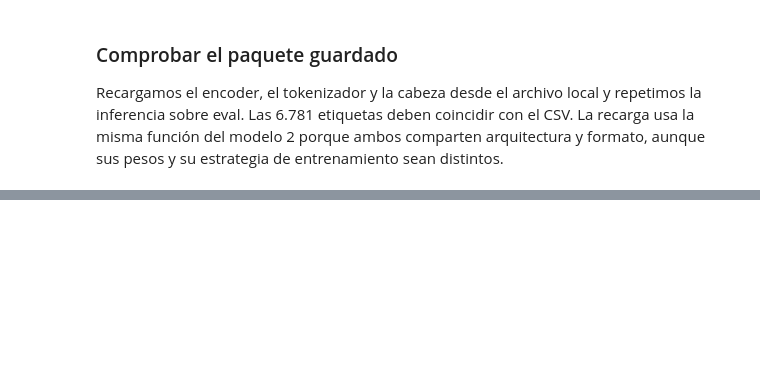
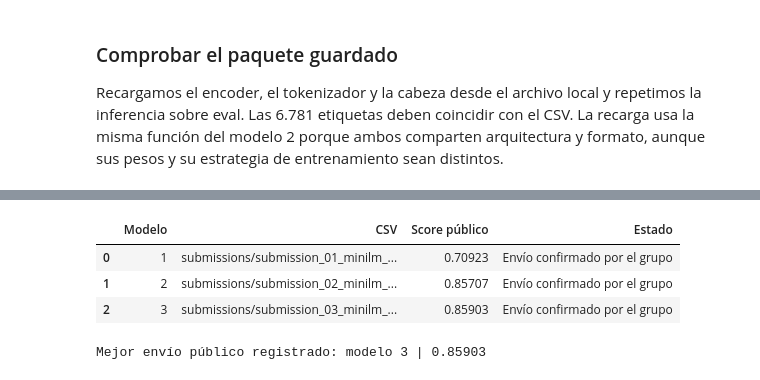
Before and after one commit to jmfonsecau/ISIS-2611-Proyecto-Parte-2, a Jupyter notebook: notebook_parte2.ipynb, the cells around one changed output, grey strips where cells are left out. Cells and saved outputs as stored; diff of their text form; code cells hidden in the pictures; blank space fills up the shorter version.

```diff
--- a/notebook_parte2.ipynb
+++ b/notebook_parte2.ipynb
@@ -96,0 +98,16 @@ Los tres CSV de la nueva competencia deben estar junto al notebook. Comprobamos
+# %%
+ENTRENAR_MODELOS_ANTERIORES = False
+REENTRENAR_03 = False
+RECALCULAR_PARTICION = False
+COMPARAR_AUMENTO_EN_MISMO_ENTORNO = False
+
+RUTA_MODELO_03 = Path('modelo_03_minilm_aumento.pt')
+if not REENTRENAR_03 and not RUTA_MODELO_03.is_file():
+    raise FileNotFoundError('Descargar modelo_03_minilm_aumento.pt desde MODELOS.md y guardarlo aquí. '
+        'Para entrenarlo desde cero, activar REENTRENAR_03=True explícitamente.')
+print('Repetir modelos 1 y 2:', ENTRENAR_MODELOS_ANTERIORES)
+print('Entrenar modelo 3:', REENTRENAR_03)
+
+SCORES_PUBLICOS = {1: 0.70923, 2: 0.85707, 3: 0.85903}
+HUELLAS_ENVIOS_PUBLICADOS = {1: '1044fd7605d36224f64609fdc8ee8a3812fd696fb054352d3bb12d3e5b614a95', 2: 'b5ec091add1d958c476515e0d70a42f07edf295dc27109e76b32308a42f9d121', 3: 'c4025273fcd0f073dfd89546921bcf03daf6c9ccc6561deab62d37321a89cd06'}
+RUTAS_ENVIOS = {1: 'submissions/submission_01_minilm_mlp_sin_aumento.csv', 2: 'submissions/submission_02_minilm_finetuning_sin_aumento.csv', 3: 'submissions/submission_03_minilm_finetuning_con_aumento.csv'}
@@ -304,8 +331,17 @@ def estimar_idioma(texto):
         'mezcla_palabras': mezcla_palabras,
     }
 
+if not RECALCULAR_PARTICION:
+    particiones_guardadas = pd.read_csv('particiones.csv')
+    assert particiones_guardadas['id'].tolist() == train['id'].tolist()
+    assert particiones_guardadas['label'].tolist() == train['label'].tolist()
+    assert particiones_guardadas['sha256_train'].eq(huellas_datos['train.csv']).all()
+    columnas_idioma = ['idioma_dominante','puntuacion_idioma','idioma_estimado','mezcla_segmentos','mezcla_palabras']
+    idiomas_train = particiones_guardadas[columnas_idioma].copy()
+else:
+    with threadpool_limits(limits=1):
+        idiomas_train = pd.DataFrame([estimar_idioma(t) for t in train['text']])
 with threadpool_limits(limits=1):
-    idiomas_train = pd.DataFrame([estimar_idioma(t) for t in train['text']])
     idiomas_eval = pd.DataFrame([estimar_idioma(t) for t in eval_df['text']])
 
 tabla_idiomas = pd.concat({
@@ -1947,0 +1995,20 @@ La ejecución original del segundo intento (88,59 % local) se conserva como ante
+# %%
+filas_registro = []
+for numero,ruta in RUTAS_ENVIOS.items():
+    archivo = Path(ruta)
+    coincide = archivo.is_file() and hashlib.sha256(archivo.read_bytes()).hexdigest() == HUELLAS_ENVIOS_PUBLICADOS[numero]
+    filas_registro.append({'Modelo':numero,'CSV':ruta,
+        'Score público':SCORES_PUBLICOS[numero] if coincide else None,
+        'Estado':'Envío confirmado por el grupo' if coincide else 'Archivo nuevo o diferente; score pendiente'})
+registro_envios = pd.DataFrame(filas_registro)
+display(registro_envios)
+confirmados = registro_envios.dropna(subset=['Score público'])
+if len(confirmados):
+    mejor = confirmados.loc[confirmados['Score público'].idxmax()]
+    print('Mejor envío público registrado: modelo',int(mejor['Modelo']),'|',mejor['Score público'])
+# %% [output]
+|  | Modelo | CSV | Score público | Estado |
+| 0 | 1 | submissions/submission_01_minilm_... | 0.70923 | Envío confirmado por el grupo |
+| 1 | 2 | submissions/submission_02_minilm_... | 0.85707 | Envío confirmado por el grupo |
+| 2 | 3 | submissions/submission_03_minilm_... | 0.85903 | Envío confirmado por el grupo |
+Mejor envío público registrado: modelo 3 | 0.85903
```
Also changed, not shown: parts of 52 cells of this notebook, 3 other files.
